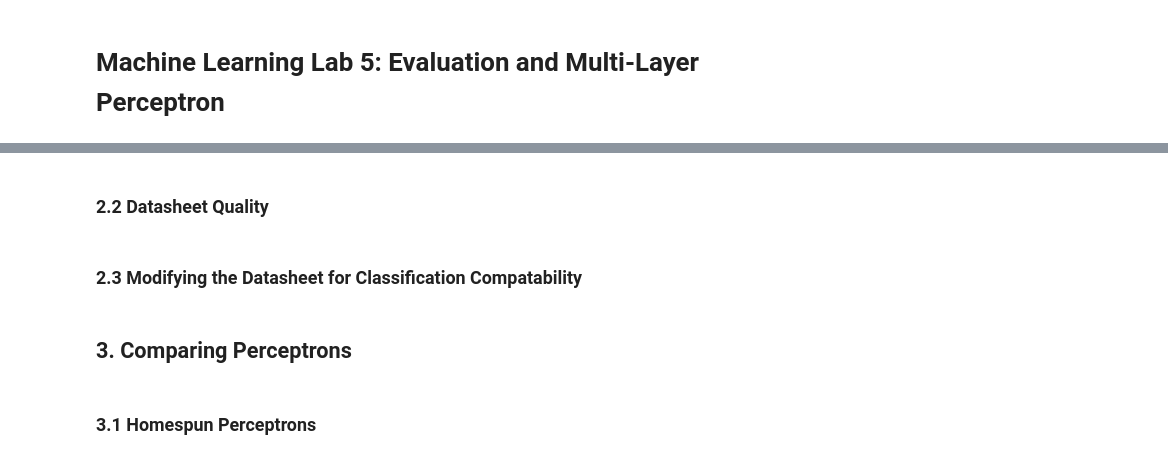
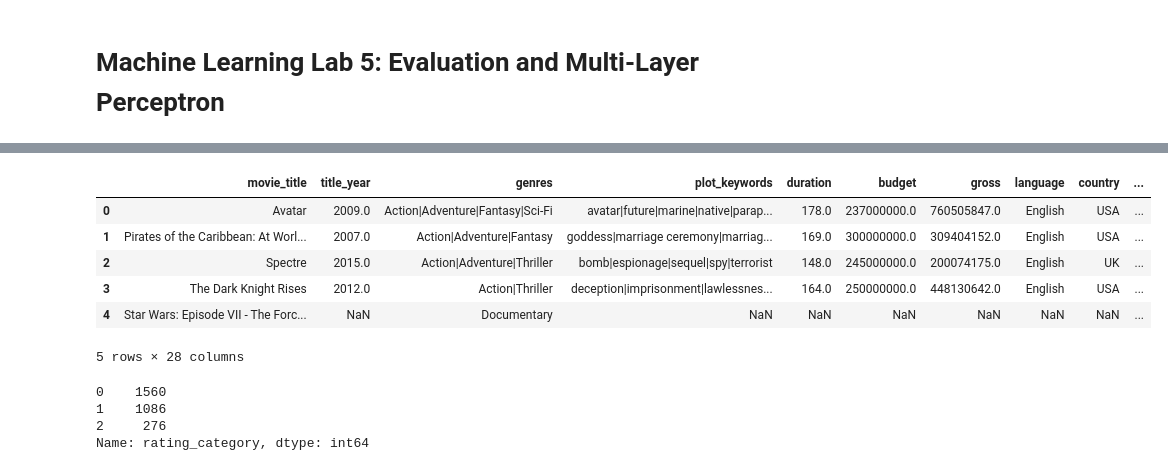
Before and after one commit to SMU-ML-2017/Project5, a Jupyter notebook: Project5.ipynb, the cells around one changed output, grey strips where cells are left out. Drawn from its saved outputs; the diff is of its cells as text; code cells hidden in the pictures.

```diff
--- a/Project5.ipynb
+++ b/Project5.ipynb
@@ -42,8 +23,40 @@ sns.set_style("whitegrid")
-# %% [markdown]
-### 2.2 Datasheet Quality
-# %% [markdown]
-### 2.3 Modifying the Datasheet for Classification Compatability
-# %% [markdown]
-## 3. Comparing Perceptrons
-# %% [markdown]
-### 3.1 Homespun Perceptrons
+# %%
+m = pd.read_csv('movie_metadata.csv')
+
+# Reorder the DataFrame to a more intelligent fashion
+m = m[[
+    'movie_title','title_year',
+    'genres', 'plot_keywords', 'duration',
+    'budget', 'gross',
+    'language', 'country', 'content_rating',
+    'color', 'aspect_ratio',
+    'facenumber_in_poster',
+    'director_name',
+    'actor_1_name', 'actor_2_name', 'actor_3_name',
+    'movie_facebook_likes', 'director_facebook_likes', 'actor_1_facebook_likes', 'actor_2_facebook_likes',
+    'actor_3_facebook_likes', 'cast_total_facebook_likes',
+    'movie_imdb_link', 'num_user_for_reviews', 'num_critic_for_reviews', 'num_voted_users',
+    'imdb_score',
+]]
+# %%
+# Reduce the number of float64 data types for columns that do not need a float64 data type
+for col in ['title_year','facenumber_in_poster',
+'movie_facebook_likes','actor_1_facebook_likes','actor_2_facebook_likes',
+'actor_3_facebook_likes','cast_total_facebook_likes','num_user_for_reviews',
+'num_critic_for_reviews','num_voted_users']:
+    m[col] = pd.to_numeric(m[col],downcast='integer')
+
+# Remove all duplicate entries
+m.drop_duplicates(inplace=True)
+
+# Create a copy to perserve the original DataFrame
+m_original=m.copy()
+m.head()
+# %% [output]
+|  | movie_title | title_year | genres | plot_keywords | duration | budget | gross | language | country | ... |
+| 0 | Avatar | 2009.0 | Action|Adventure|Fantasy|Sci-Fi | avatar|future|marine|native|parap... | 178.0 | 237000000.0 | 760505847.0 | English | USA | ... |
+| 1 | Pirates of the Caribbean: At Worl... | 2007.0 | Action|Adventure|Fantasy | goddess|marriage ceremony|marriag... | 169.0 | 300000000.0 | 309404152.0 | English | USA | ... |
+| 2 | Spectre | 2015.0 | Action|Adventure|Thriller | bomb|espionage|sequel|spy|terrorist | 148.0 | 245000000.0 | 200074175.0 | English | UK | ... |
+| 3 | The Dark Knight Rises | 2012.0 | Action|Thriller | deception|imprisonment|lawlessnes... | 164.0 | 250000000.0 | 448130642.0 | English | USA | ... |
+| 4 | Star Wars: Episode VII - The Forc... | NaN | Documentary | NaN | NaN | NaN | NaN | NaN | NaN | ... |
+5 rows × 28 columns
@@ -49,0 +108,9 @@ sns.set_style("whitegrid")
+# %%
+if m.rating_category.dtype != np.dtype('int8'):
+    m.rating_category = m.rating_category.cat.codes
+m.rating_category.value_counts()
+# %% [output]
+0    1560
+1    1086
+2     276
+Name: rating_category, dtype: int64
```
Also changed, not shown: parts of 25 cells of this notebook, 1 other file.
